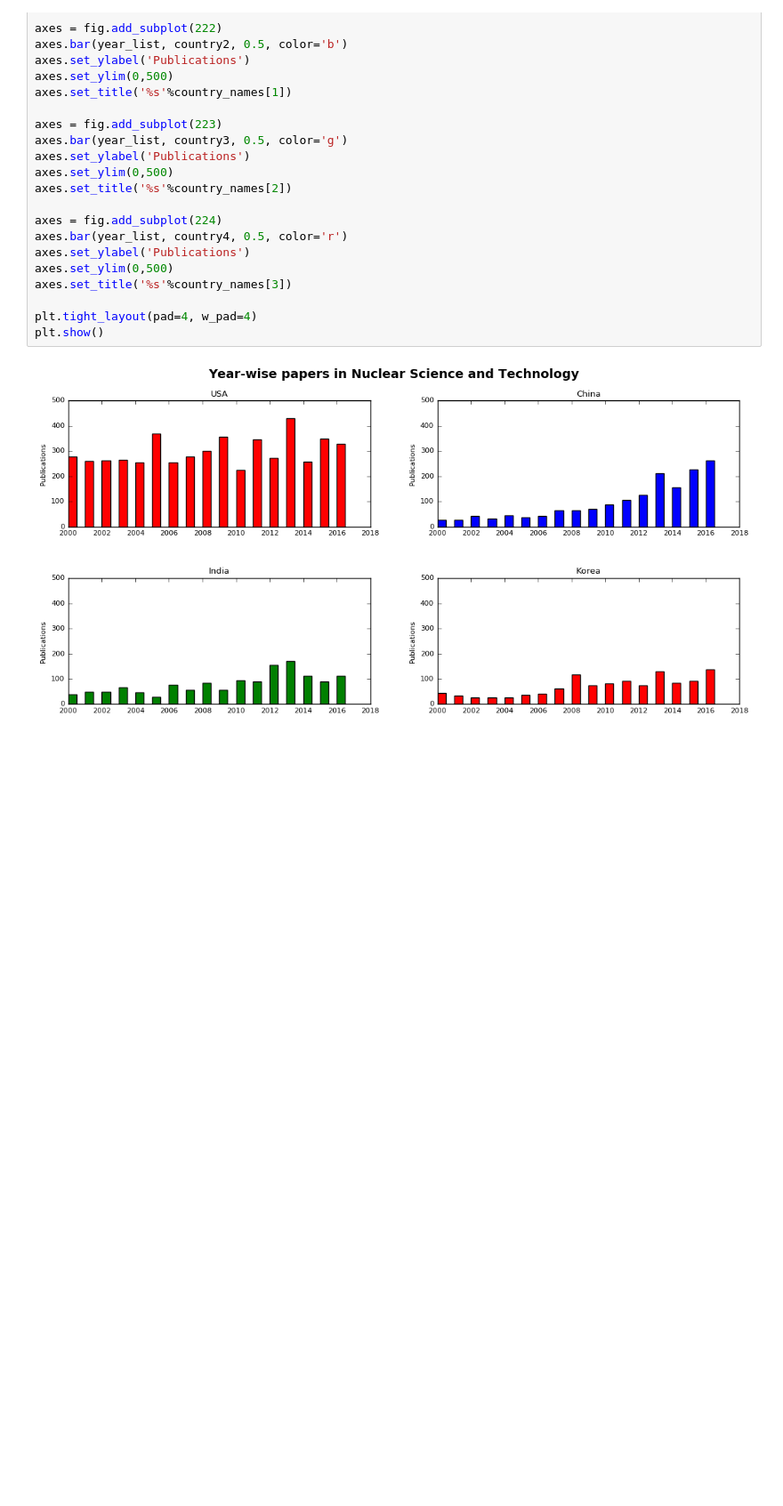
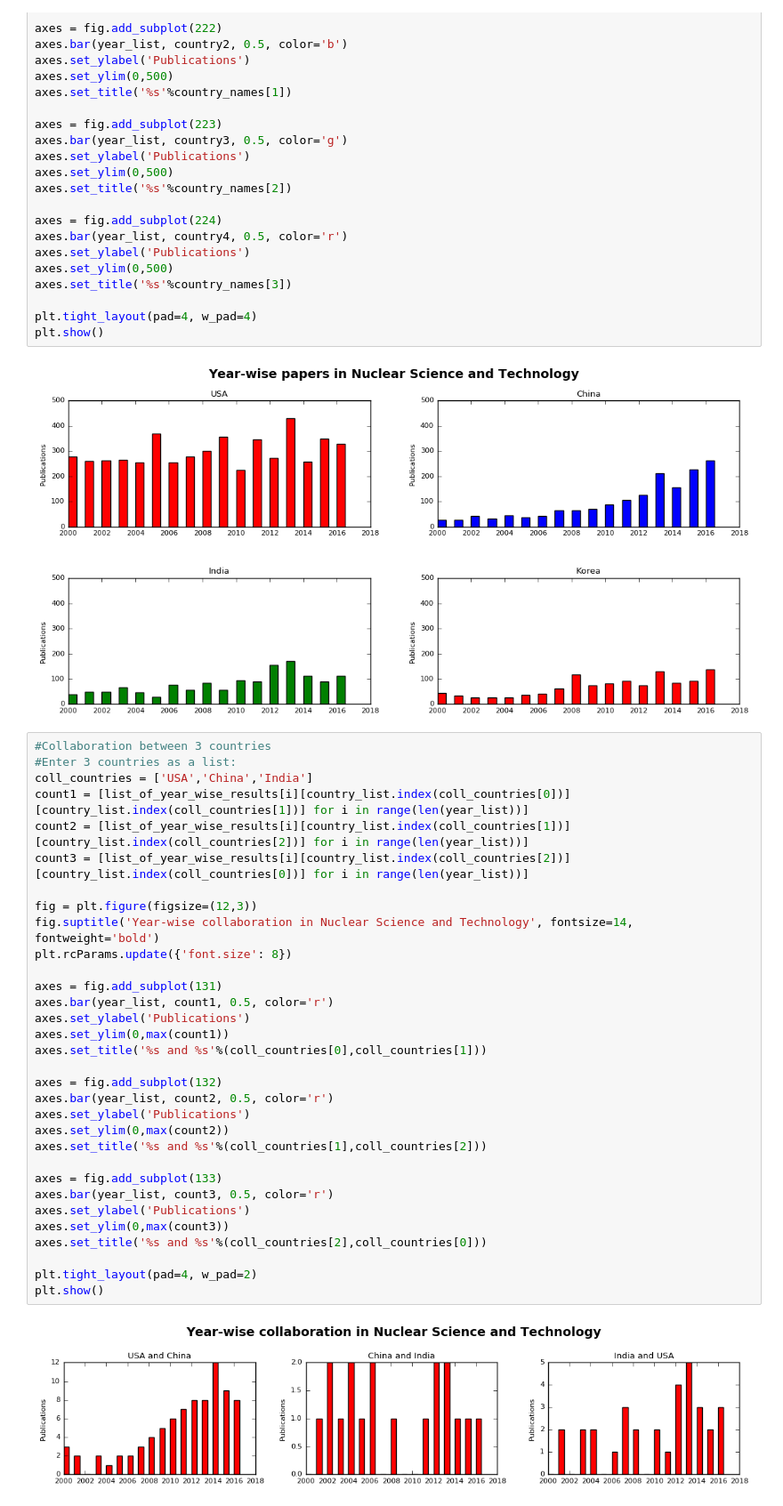
Before and after one commit to iamgy/KnowledgeNetworks, a Jupyter notebook: example.ipynb, the cells around one changed output. Shown at 89% size. Cells and saved outputs as stored; diff of their text form; blank space fills up the shorter version.

Commit message:
Added collaboration plots in demo notebook

```diff
--- a/example.ipynb
+++ b/example.ipynb
@@ -70,3 +70,37 @@ plt.tight_layout(pad=4, w_pad=4)
 plt.show()
 # %% [output]
 [figure]
+# %%
+#Collaboration between 3 countries
+#Enter 3 countries as a list:
+coll_countries = ['USA','China','India']
+count1 = [list_of_year_wise_results[i][country_list.index(coll_countries[0])][country_list.index(coll_countries[1])] for i in range(len(year_list))]
+count2 = [list_of_year_wise_results[i][country_list.index(coll_countries[1])][country_list.index(coll_countries[2])] for i in range(len(year_list))]
+count3 = [list_of_year_wise_results[i][country_list.index(coll_countries[2])][country_list.index(coll_countries[0])] for i in range(len(year_list))]
+
+fig = plt.figure(figsize=(12,3))
+fig.suptitle('Year-wise collaboration in Nuclear Science and Technology', fontsize=14, fontweight='bold')
+plt.rcParams.update({'font.size': 8})
+
+axes = fig.add_subplot(131)
+axes.bar(year_list, count1, 0.5, color='r')
+axes.set_ylabel('Publications')
+axes.set_ylim(0,max(count1))
+axes.set_title('%s and %s'%(coll_countries[0],coll_countries[1]))
+
+axes = fig.add_subplot(132)
+axes.bar(year_list, count2, 0.5, color='r')
+axes.set_ylabel('Publications')
+axes.set_ylim(0,max(count2))
+axes.set_title('%s and %s'%(coll_countries[1],coll_countries[2]))
+
+axes = fig.add_subplot(133)
+axes.bar(year_list, count3, 0.5, color='r')
+axes.set_ylabel('Publications')
+axes.set_ylim(0,max(count3))
+axes.set_title('%s and %s'%(coll_countries[2],coll_countries[0]))
+
+plt.tight_layout(pad=4, w_pad=2)
+plt.show()
+# %% [output]
+[figure, added]
```
